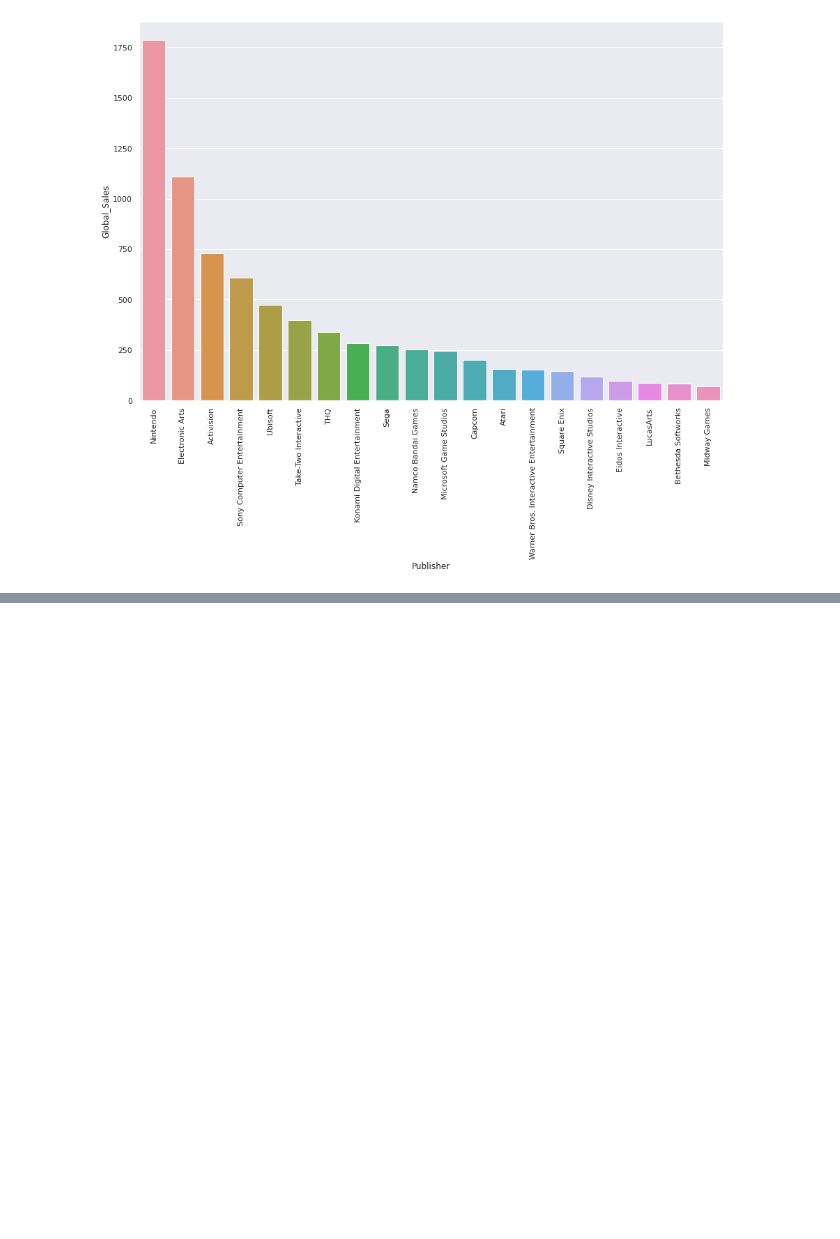
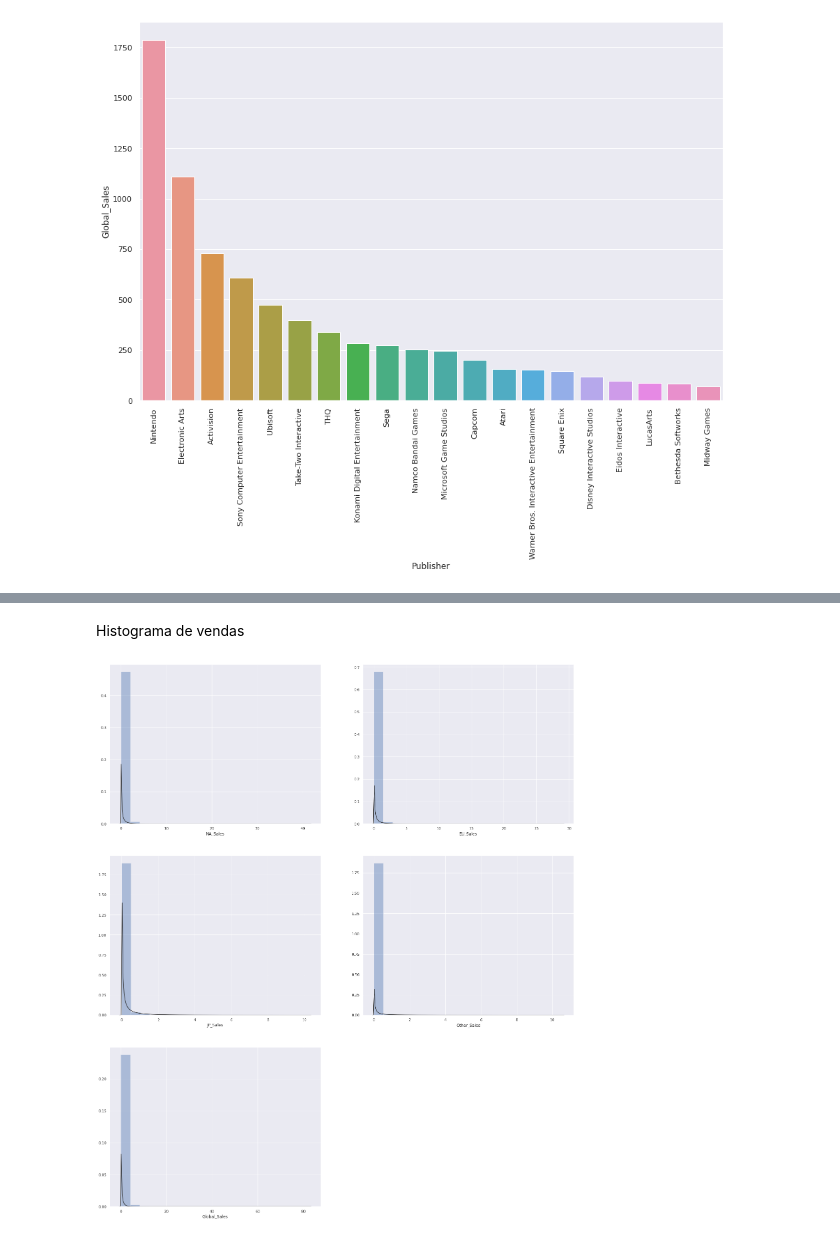
Before and after one commit to edineim/data_analysis_video_games_sales, a Jupyter notebook: Video_Game_Sales_Exploratory_Data_Analysis.ipynb, the cells around one changed output, grey strips where cells are left out. Saved outputs shown, nothing was run; the diff lists cells and outputs as text; code cells hidden in the pictures; blank space fills up the shorter version.

```diff
--- a/Video_Game_Sales_Exploratory_Data_Analysis.ipynb
+++ b/Video_Game_Sales_Exploratory_Data_Analysis.ipynb
@@ -371,0 +427,11 @@ plt.xticks(rotation=90);
+# %% [markdown]
+Histograma de vendas
+# %%
+from scipy import stats
+plt.figure(figsize=(25,30))
+sales_columns = ['NA_Sales', 'EU_Sales', 'JP_Sales', 'Other_Sales', 'Global_Sales']
+for i, column in enumerate(sales_columns):
+    plt.subplot(3,2,i+1)
+    sns.distplot(df[column], bins=20, kde=False, fit=stats.gamma);
+# %% [output]
+[figure, added]
```
Also changed, not shown: parts of 23 cells of this notebook.
